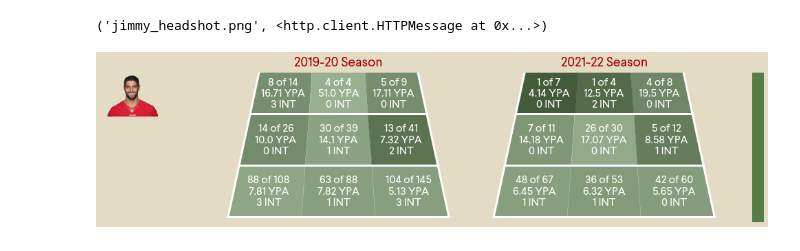
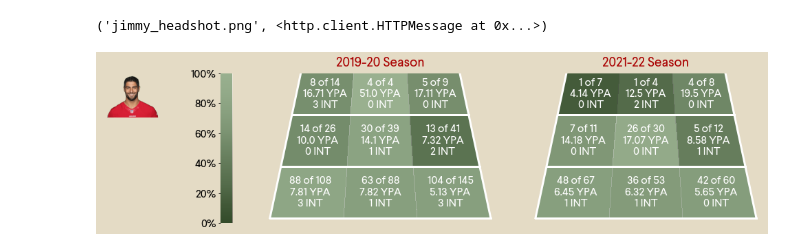
Before and after one commit to naveenv92/nfl-infographics, a Jupyter notebook: notebooks/jimmy.ipynb, the cells around one changed output. Drawn from its saved outputs; the diff is of its cells as text; code cells hidden in the pictures.

Commit message:
Added colorbar

```diff
--- a/notebooks/jimmy.ipynb
+++ b/notebooks/jimmy.ipynb
@@ -369,12 +369,12 @@ plt.rcParams["font.weight"] = 400
 plt.rcParams["text.color"] = c1
 
 fig = plt.figure(figsize=(18, 4), facecolor=bg)
-gs = fig.add_gridspec(nrows=3, ncols=4, width_ratios=[0.5, 1, 1, 0.05])
+gs = fig.add_gridspec(nrows=3, ncols=4, width_ratios=[0.5, 0.05, 1, 1])
 
-ax_field_2019 = fig.add_subplot(gs[:, 1], zorder=2)
-ax_field_2021 = fig.add_subplot(gs[:, 2], zorder=2)
+ax_colorbar = fig.add_subplot(gs[:, 1], zorder=2)
+ax_field_2019 = fig.add_subplot(gs[:, 2], zorder=2)
+ax_field_2021 = fig.add_subplot(gs[:, 3], zorder=2)
 ax_headshot = fig.add_subplot(gs[0, 0])
-ax_colorbar = fig.add_subplot(gs[:, 3], zorder=2)
 
 ax_field_2019.set_frame_on(False)
 ax_field_2021.set_frame_on(False)
@@ -426,32 +426,35 @@ ax_field_2021.pcolormesh(X, Y, Z_2021, shading="flat", cmap="Greys_r", vmin=0, v
 
 # Annotations
 annotate_dict = {
     (0, 0): [0.55, 0.5],
     (0, 1): [0.65, 1.5],
     (0, 2): [0.75, 2.4],
     (1, 0): [1.5, 0.5],
     (1, 1): [1.5, 1.5],
     (1, 2): [1.5, 2.4],
     (2, 0): [2.45, 0.5],
     (2, 1): [2.35, 1.5],
     (2, 2): [2.25, 2.4],
 }
 
 for i in range(3):
     for j in range(3):
         ax_field_2019.text(*annotate_dict[(i, j)], stats_string(df_loc_agg_2019, i, j), ha="center", va="center", color="w")
         ax_field_2021.text(*annotate_dict[(i, j)], stats_string(df_loc_agg_2021, i, j), ha="center", va="center", color="w")
 
 # Colorbar
 colorbar_bg = Polygon([[0, 0], [0, 1], [1, 1], [1, 0], [0, 0]], color=grass, transform=ax_colorbar.transAxes, zorder=1)
+gradient = np.linspace(0, 1, 512).reshape(-1, 1)
+gradient = np.tile(gradient, (1, 10))
 ax_colorbar.add_artist(colorbar_bg)
-ax_colorbar.set(xticks=[], yticks=[])
+ax_colorbar.imshow(gradient, cmap="Greys_r", aspect="auto", origin="lower", alpha=0.4, extent=[0, 1, 0, 1], zorder=2)
+ax_colorbar.set(xticks=[], yticks=[0, 0.2, 0.4, 0.6, 0.8, 1.0], yticklabels=["0%", "20%", "40%", "60%", "80%", "100%"])
 
 # Titles
 ax_field_2019.set_title("2019-20 Season", pad=10)
 ax_field_2021.set_title("2021-22 Season", pad=10)
 
 #plt.savefig("jimmy.png", dpi=500, bbox_inches="tight")
 plt.show()
 # %% [output]
-[figure, old version]
+[figure, new version]
```
